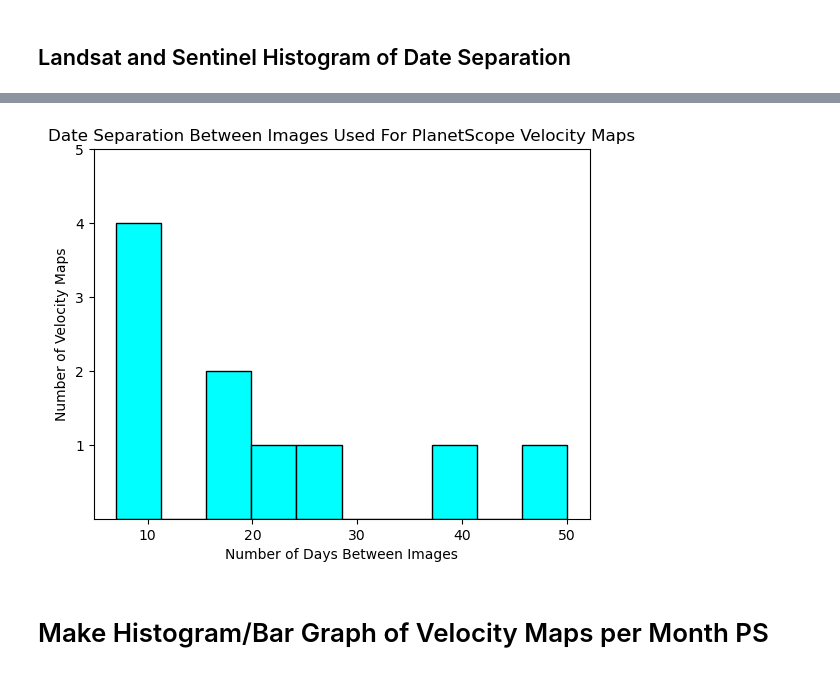
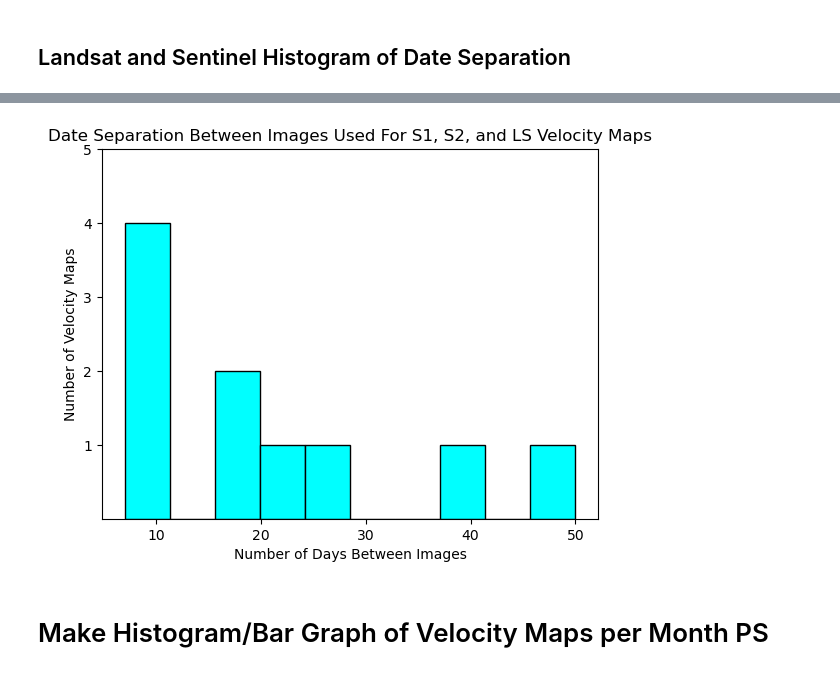
Before and after one commit to CryoGARS-Glaciology/planet_tile2img, a Jupyter notebook: Figure Generation Code.ipynb, the cells around one changed output, grey strips where cells are left out. Drawn from its saved outputs; the diff is of its cells as text; code cells hidden in the pictures.

```diff
--- a/Figure Generation Code.ipynb
+++ b/Figure Generation Code.ipynb
@@ -406,20 +407,20 @@ Data saved to the CSV file: /Users/maddiegendreau/Desktop/date_output_S1_S2_LS_2
 # %%
 # Read the CSV file
 Counts = pd.read_csv('/Users/maddiegendreau/Desktop/date_output_S1_S2_LS_200.csv')['Date Separation']
 
 # Generate plot
 plt.hist(Counts, color ='cyan', edgecolor='black')
 
 # Customize the plot
 plt.xlabel('Number of Days Between Images')
 plt.yticks([1, 2, 3, 4, 5])
 plt.ylabel('Number of Velocity Maps')
-plt.title('Date Separation Between Images Used For PlanetScope Velocity Maps')
+plt.title('Date Separation Between Images Used For S1, S2, and LS Velocity Maps')
 
 # Save the figure, you'll need to change the path to the desired figure location
 plt.savefig('/Users/maddiegendreau/Desktop/S1_S2_LS_Date_Separation_Histogram.png')
 # %% [output]
-[figure, old version]
+[figure, new version]
 # %% [markdown]
 # Make Histogram/Bar Graph of Velocity Maps per Month PS
 # %%
```
Also changed, not shown: parts of 6 cells of this notebook.
